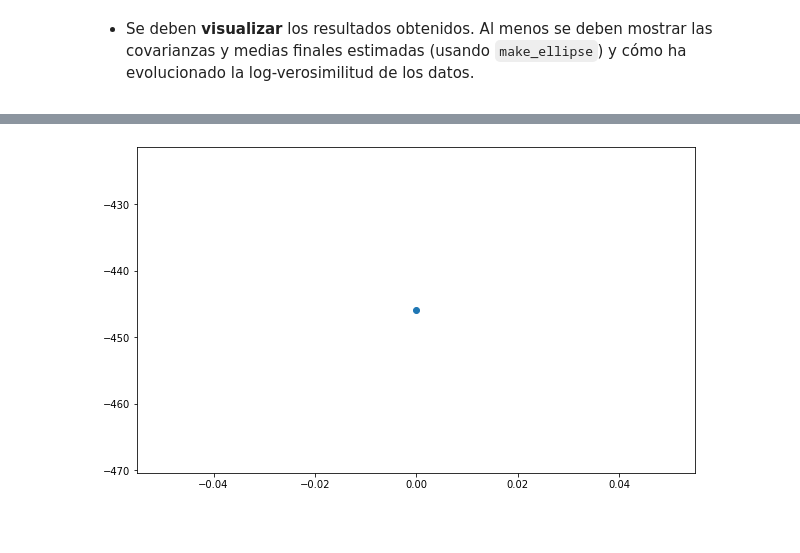
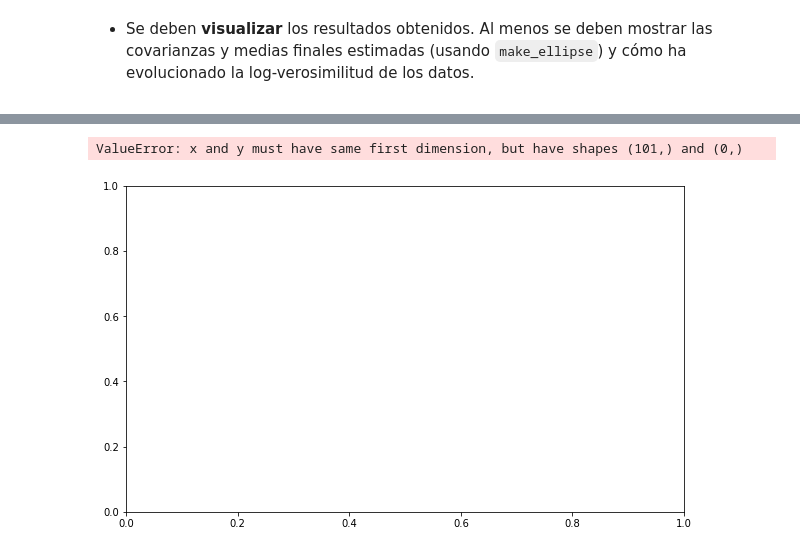
Before and after one commit to fjsaezm/mcd-bayes, a Jupyter notebook: Practica_GMM.ipynb, the cells around one changed output, grey strips where cells are left out. Cells and saved outputs as stored; diff of their text form; code cells hidden in the pictures; blank space fills up the shorter version.

```diff
--- a/Practica_GMM.ipynb
+++ b/Practica_GMM.ipynb
@@ -181,6 +178,6 @@ def plot_elipses(X, y, transformation):
     plt.legend()
     return fig
 # %%
-X, y, transformation = generate_dataset()
+X, y, transformation = generate_dataset(N = 500)
 _ = plot_elipses(X, y , transformation)
 # %% [output]
@@ -215,18 +212,23 @@ class GMM:
         # Predict initial quantities using the obtained labels
         labels = np.unique(y_pred)
         pi_prior = np.array([ np.sum(y_pred == i) for i in labels ]) / len(y_pred)
-        means = [ np.mean(X[y_pred == i], axis=0) for i in labels ]
+        means = np.array([ np.mean(X[y_pred == i], axis=0) for i in labels ])
 
         # Add a small quantity to the covariance matrices' diagonals
         # so they are not singular
-        covs = [
+        covs = np.array([
             np.cov(X[y_pred == i].T) + self._regularization_matrix
             for i in labels
-        ]
+        ])
+
+        pi_prior = np.array([0.5, 0.1, 0.4])
+        means = np.arange(6).reshape(3,2)
+        covs = np.array([np.identity(2)] * 3)
 
         return pi_prior, means, covs
 
     def _e_step(self, X, priors, means, covs):
+
         # Initialize multivariate normal distributions
         distributions = [
             multivariate_normal(mean=mean, cov=cov)
@@ -235,13 +237,7 @@ class GMM:
 
         # Compute the numerator of the Q matrix
         # Add a small regularization value to avoid numerical errors
-        Q = [
-            [
-                pi_k * mvn.pdf(x_i) + self._regularization_val
-                for pi_k, mvn in zip(priors, distributions)
-            ]
-            for x_i in X
-        ]
+        Q = np.array([ mvn.pdf(X) for mvn in distributions ]).T * priors + self._regularization_val
 
         # Normalize Q matrix, by dividing each row by the sum of its values.
         Q = Q / np.sum(Q, axis=1).reshape(-1, 1)
@@ -257,15 +253,24 @@ class GMM:
             for k, pi_k  in enumerate(priors)
         ]
 
+
+
+
         # Estimate covariances
         covs = [
             np.mean([
-                Q[i, k] * (x_i - mean_k).T * (x_i - mean_k)
+                Q[i, k] * np.matmul((x_i - mean_k).reshape(-1,1), (x_i - mean_k).reshape(1,-1))
                 for i, x_i in enumerate(X)
-            ]) / pi_k
+            ], axis = 0) / pi_k
             + self._regularization_matrix
             for k, (pi_k, mean_k)  in enumerate(zip(priors, means))
         ]
+
+        print("M- step")
+        print("priors :",priors)
+        print("means :",means)
+        print("covs :",covs)
+
 
         return priors, means, covs
 
@@ -294,13 +299,11 @@ class GMM:
         ]
 
         for i in range(self.n_iterations):
-#             print('--------- Iteration {}'.format(i))
-#             print('priors: ', priors)
-#             print('means: ', means)
-#             print('covs: ', covs)
+            eeeeeeyy
 
             # Step E
             Q = self._e_step(X, priors, means, covs)
+            print('Q: ', Q[:3])
 
             # Step M
             priors, means, covs = self._m_step(X, Q)
@@ -356,11 +376,12 @@ plot_estimations(X, y, transformation, means, covs)
 # %%
 def plot_log_likelihood(gmm):
-    plt.scatter(np.arange(gmm.n_iterations + 1), gmm.log_likelihoods)
+    plt.plot(np.arange(gmm.n_iterations + 1), gmm.log_likelihoods)
 
 
 plot_log_likelihood(gmm)
 # %% [output]
+ValueError: x and y must have same first dimension, but have shapes (101,) and (0,)
-[figure, old version]
+[figure, new version]
 # %%
 print(np.arange(gmm.n_iterations + 1))
 gmm.log_likelihoods
```
Also changed, not shown: parts of 8 cells of this notebook.
